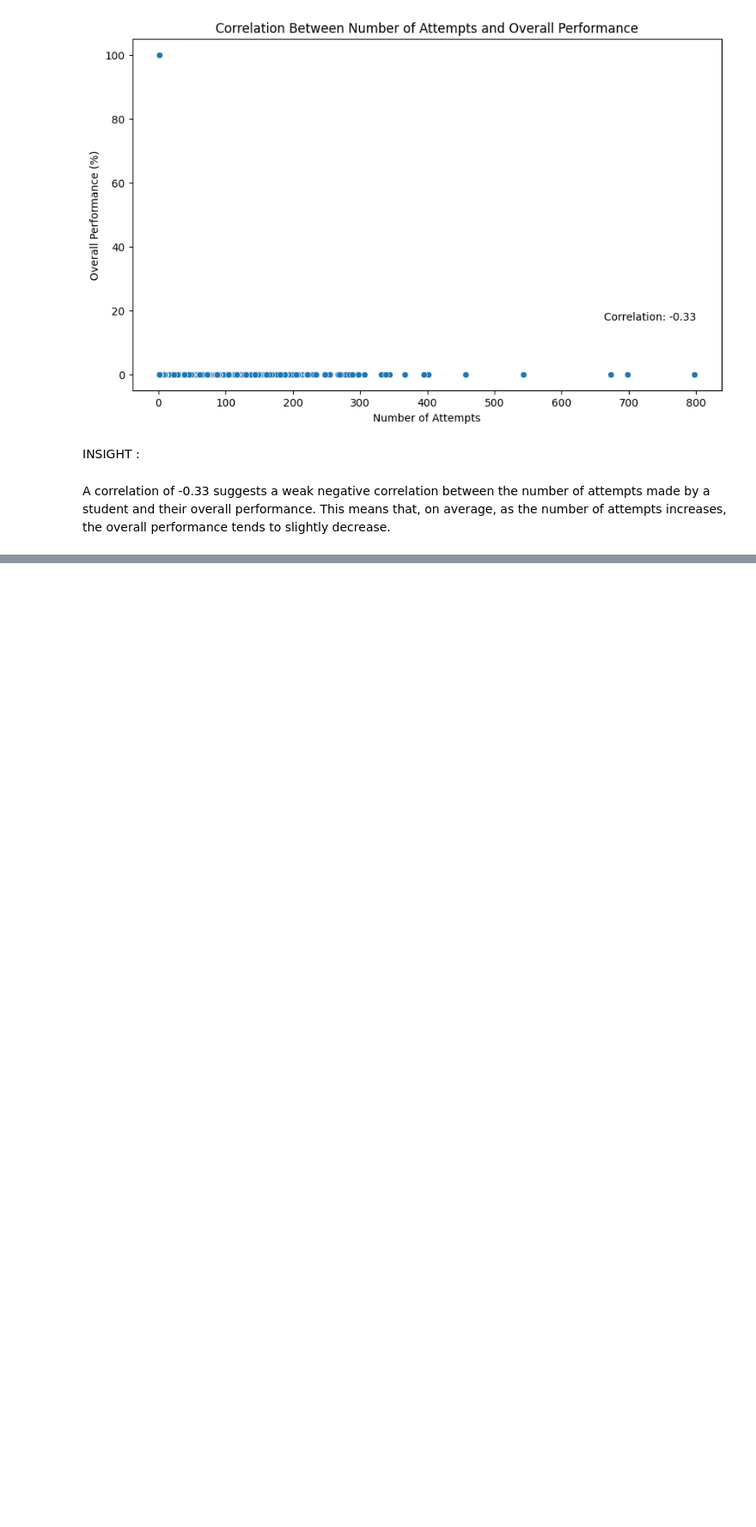
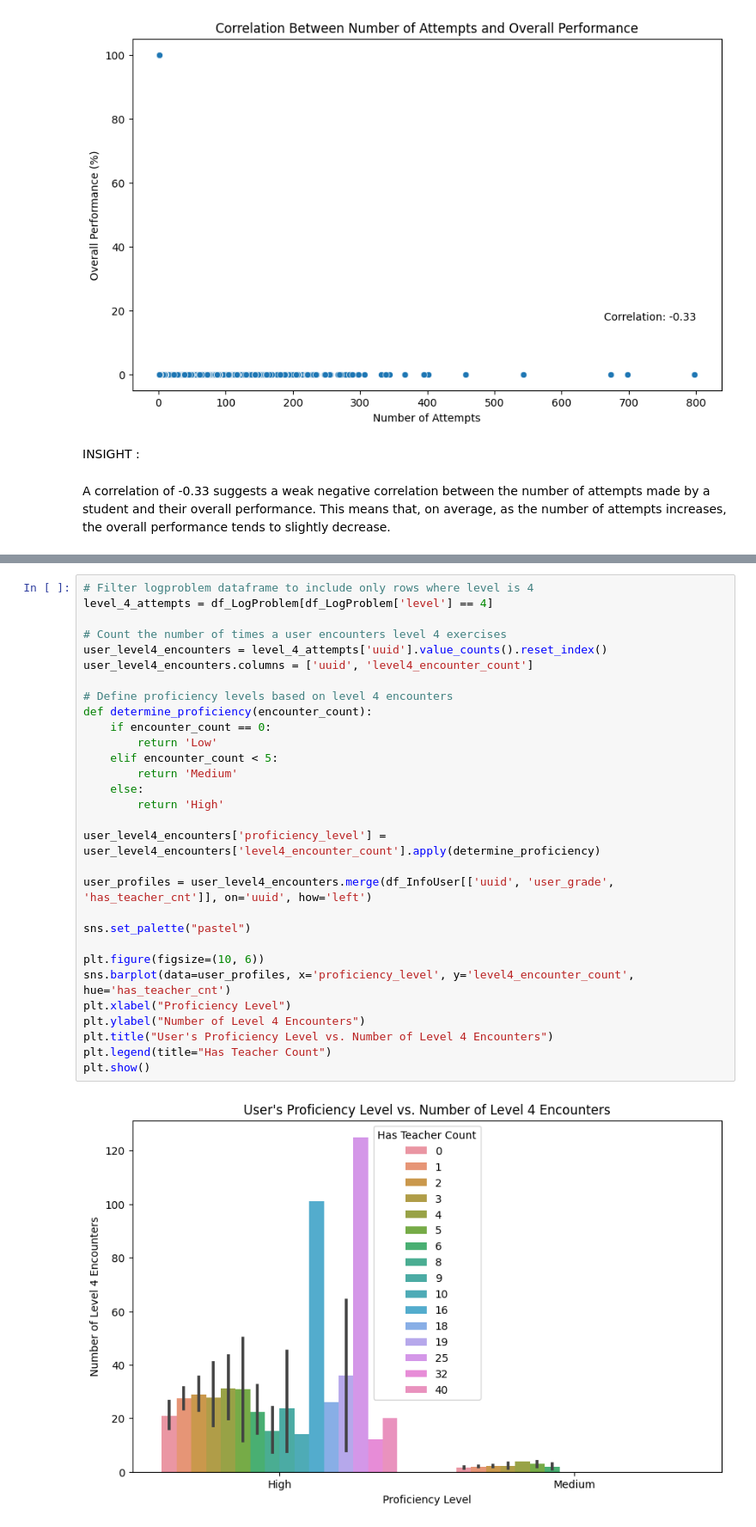
Before and after one commit to dorra-s/streamlit_app, a Jupyter notebook: data_to_csv.ipynb, the cells around one changed output, grey strips where cells are left out. Shown at 86% size. Cells and saved outputs as stored; diff of their text form; blank space fills up the shorter version.

```diff
--- a/data_to_csv.ipynb
+++ b/data_to_csv.ipynb
@@ -294,0 +259,32 @@ plt.show()
+# %%
+# Filter logproblem dataframe to include only rows where level is 4
+level_4_attempts = df_LogProblem[df_LogProblem['level'] == 4]
+
+# Count the number of times a user encounters level 4 exercises
+user_level4_encounters = level_4_attempts['uuid'].value_counts().reset_index()
+user_level4_encounters.columns = ['uuid', 'level4_encounter_count']
+
+# Define proficiency levels based on level 4 encounters
+def determine_proficiency(encounter_count):
+    if encounter_count == 0:
+        return 'Low'
+    elif encounter_count < 5:
+        return 'Medium'
+    else:
+        return 'High'
+
+user_level4_encounters['proficiency_level'] = user_level4_encounters['level4_encounter_count'].apply(determine_proficiency)
+
+user_profiles = user_level4_encounters.merge(df_InfoUser[['uuid', 'user_grade', 'has_teacher_cnt']], on='uuid', how='left')
+
+sns.set_palette("pastel")
+
+plt.figure(figsize=(10, 6))
+sns.barplot(data=user_profiles, x='proficiency_level', y='level4_encounter_count', hue='has_teacher_cnt')
+plt.xlabel("Proficiency Level")
+plt.ylabel("Number of Level 4 Encounters")
+plt.title("User's Proficiency Level vs. Number of Level 4 Encounters")
+plt.legend(title="Has Teacher Count")
+plt.show()
+# %% [output]
+[figure, added]
```
Also changed, not shown: parts of 16 cells of this notebook, 1 other file.
